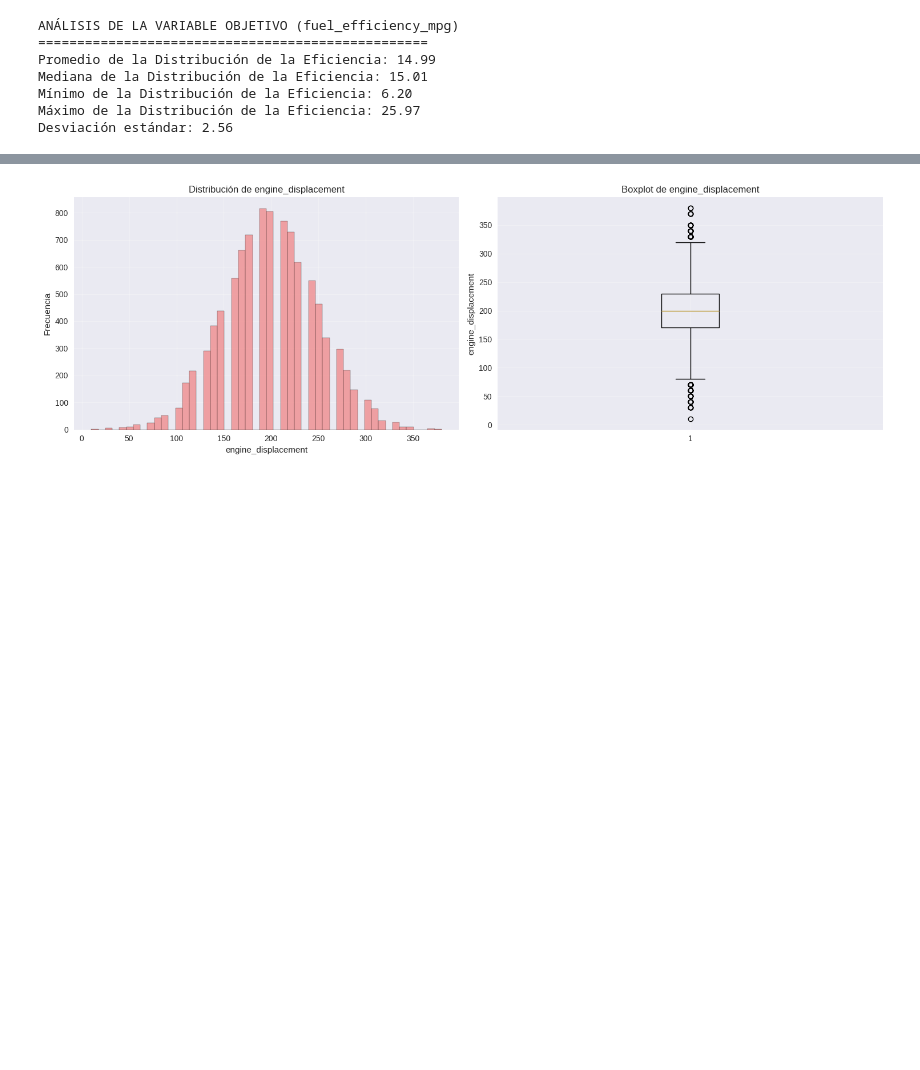
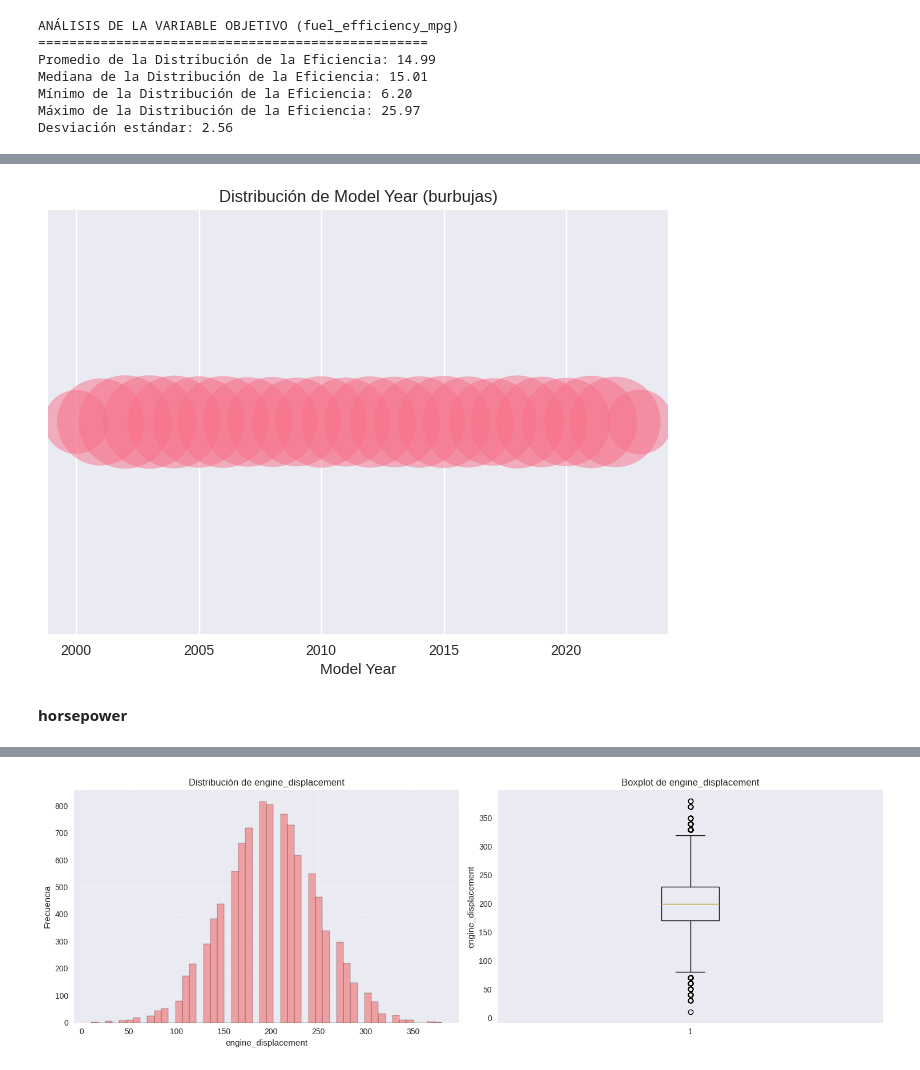
Before and after one commit to jesusoviedo/ml-zoomcamp-knowledge-base, a Jupyter notebook: homework2/notebook/solution.ipynb, the cells around one changed output, grey strips where cells are left out. Cells and saved outputs as stored; diff of their text form; code cells hidden in the pictures; blank space fills up the shorter version.

```diff
--- a/homework2/notebook/solution.ipynb
+++ b/homework2/notebook/solution.ipynb
@@ -206,0 +348,19 @@ plt.show()
+# %%
+counts = df_car['model_year'].value_counts().sort_index()
+
+# Gráfico de burbujas
+plt.scatter(
+    counts.index,
+    [1]*len(counts),                 # todos en la misma fila (para simular burbujas)
+    s=counts.values*10,              # tamaño proporcional a la frecuencia
+    alpha=0.5
+)
+
+plt.yticks([])  # ocultar eje Y
+plt.xlabel("Model Year")
+plt.title("Distribución de Model Year (burbujas)")
+plt.show()
+# %% [output]
+[figure, added]
+# %% [markdown]
+**horsepower**
```
Also changed, not shown: parts of 15 cells of this notebook.
